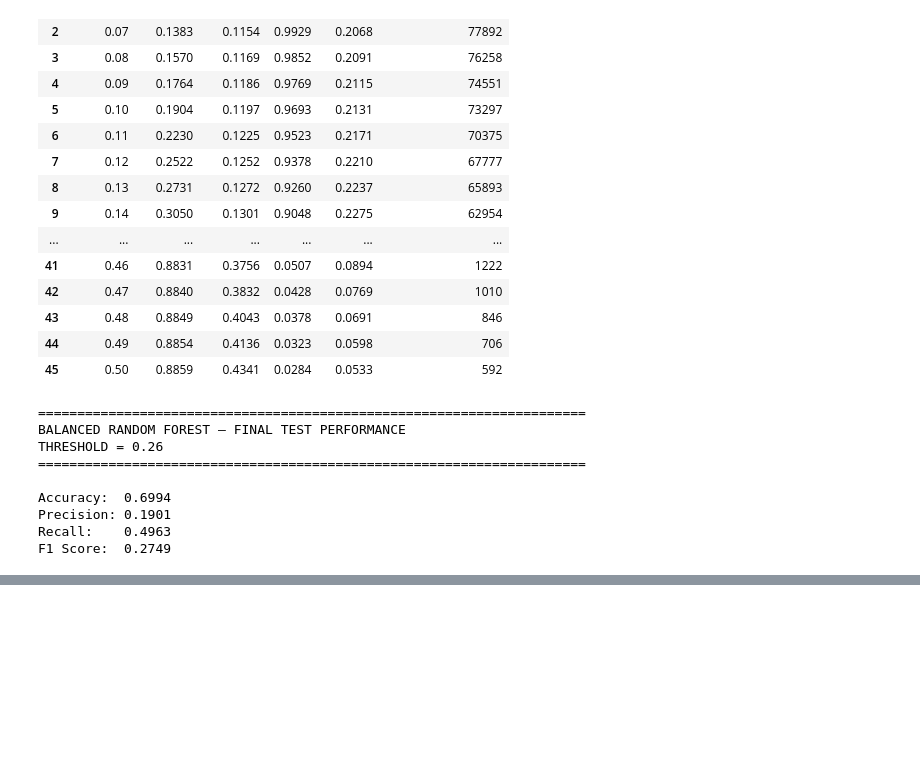
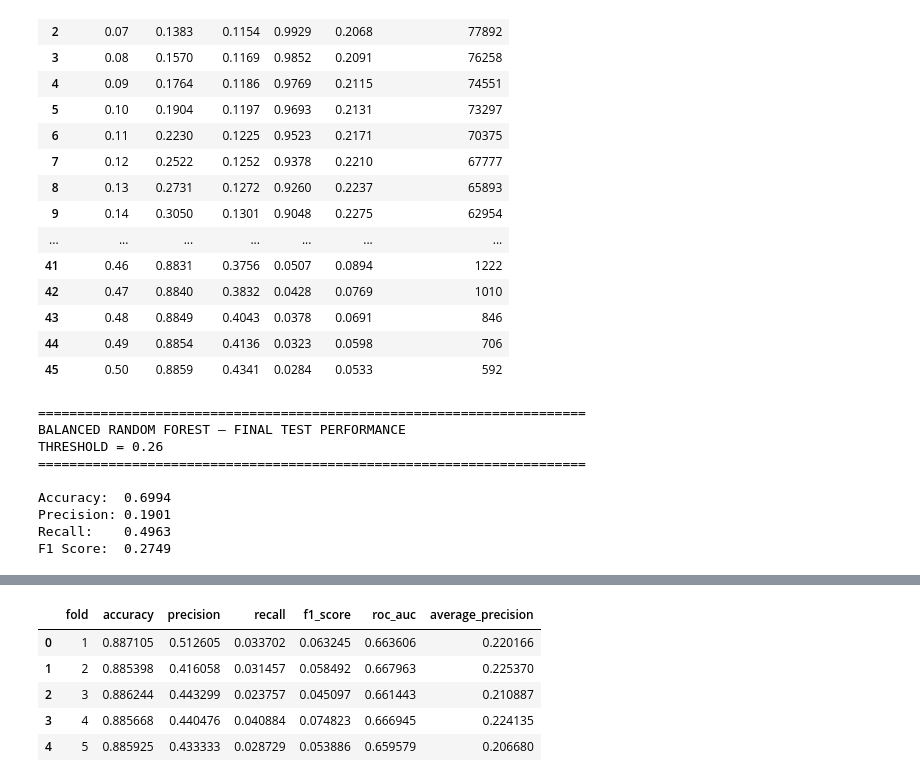
Before and after one commit to amanchaurasia512/diabetes-130-hospitals, a Jupyter notebook: Notebook/04_machine_learning_modeling.ipynb, the cells around one changed output, grey strips where cells are left out. Drawn from its saved outputs; the diff is of its cells as text; code cells hidden in the pictures; blank space fills up the shorter version.

```diff
--- a/Notebook/04_machine_learning_modeling.ipynb
+++ b/Notebook/04_machine_learning_modeling.ipynb
@@ -5012,0 +5061,36 @@ F1 Score:  0.2749
+# %%
+from xgboost import XGBClassifier
+from sklearn.pipeline import Pipeline
+
+print("=" * 70)
+print("CREATING BASELINE XGBOOST PIPELINE")
+print("=" * 70)
+
+baseline_xgb_model = XGBClassifier(
+    objective="binary:logistic",
+    eval_metric="logloss",
+    random_state=42,
+    n_jobs=-1
+)
+
+baseline_xgb_pipeline = Pipeline(
+    steps=[
+        ("preprocessor", preprocessor),
+        ("model", baseline_xgb_model)
+    ]
+)
+
+print("\nBaseline XGBoost pipeline created successfully.")
+
+print("=" * 70)
+print("BASELINE XGBOOST TRAINING STARTED")
+print("=" * 70)
+
+baseline_xgb_pipeline.fit(
+    X_train,
+    y_train
+)
+
+print("\n" + "=" * 70)
+print("BASELINE XGBOOST TRAINING COMPLETED")
+print("=" * 70)
@@ -5012,0 +5704,13 @@ F1 Score:  0.2749
+# %%
+baseline_xgb_cv_results_df = pd.DataFrame(
+    baseline_xgb_cv_results
+)
+
+baseline_xgb_cv_results_df
+# %% [output]
+|  | fold | accuracy | precision | recall | f1_score | roc_auc | average_precision |
+| 0 | 1 | 0.887105 | 0.512605 | 0.033702 | 0.063245 | 0.663606 | 0.220166 |
+| 1 | 2 | 0.885398 | 0.416058 | 0.031457 | 0.058492 | 0.667963 | 0.225370 |
+| 2 | 3 | 0.886244 | 0.443299 | 0.023757 | 0.045097 | 0.661443 | 0.210887 |
+| 3 | 4 | 0.885668 | 0.440476 | 0.040884 | 0.074823 | 0.666945 | 0.224135 |
+| 4 | 5 | 0.885925 | 0.433333 | 0.028729 | 0.053886 | 0.659579 | 0.206680 |
```
Also changed, not shown: parts of 25 cells of this notebook.
